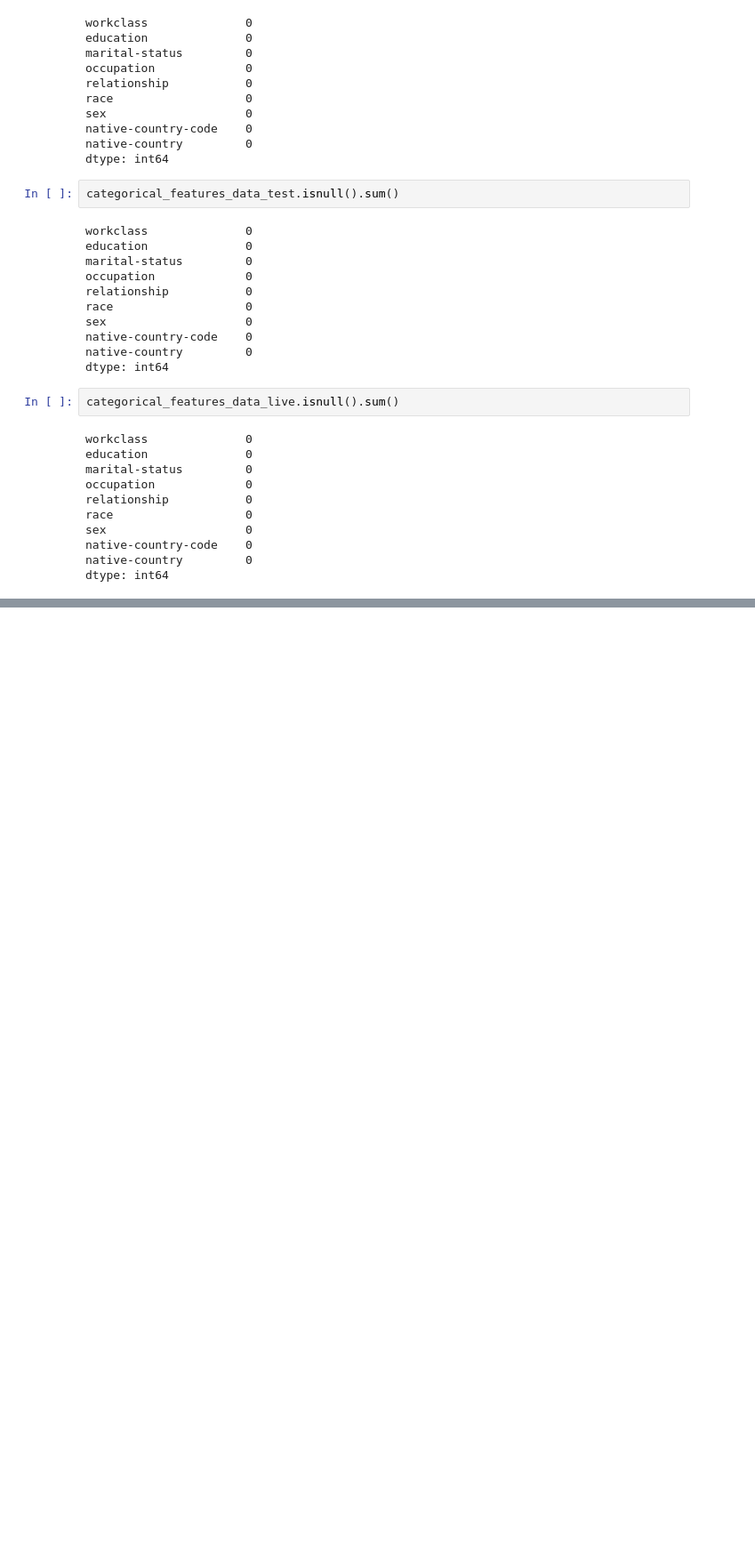
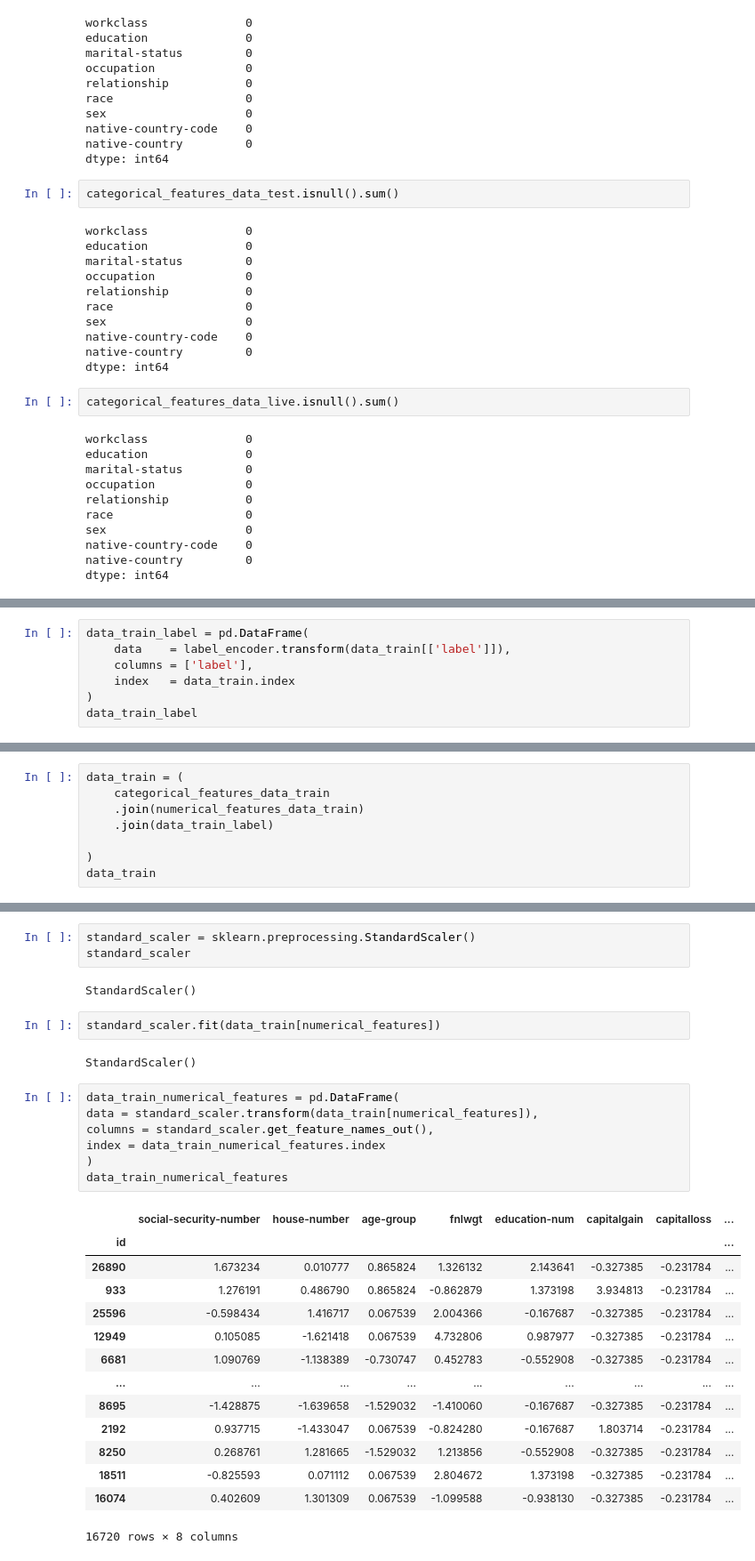
Before and after one commit to NurulhudaAi/ML_Project_2025, a Jupyter notebook: step2_process_data.ipynb, the cells around one changed output, grey strips where cells are left out. Shown: that part at 89% size. Cells and saved outputs as stored; diff of their text form; blank space fills up the shorter version.

```diff
--- a/step2_process_data.ipynb
+++ b/step2_process_data.ipynb
@@ -486,0 +597,7 @@ numerical_features_data_live
+# %%
+data_train_label = pd.DataFrame(
+    data    = label_encoder.transform(data_train[['label']]),
+    columns = ['label'],
+    index   = data_train.index
+)
+data_train_label
@@ -486,0 +664,8 @@ numerical_features_data_live
+# %%
+data_train = (
+    categorical_features_data_train
+    .join(numerical_features_data_train)
+    .join(data_train_label)
+
+)
+data_train
@@ -486,0 +1083,31 @@ numerical_features_data_live
+# %%
+standard_scaler = sklearn.preprocessing.StandardScaler()
+standard_scaler
+# %% [output]
+StandardScaler()
+# %%
+standard_scaler.fit(data_train[numerical_features])
+# %% [output]
+StandardScaler()
+# %%
+data_train_numerical_features = pd.DataFrame(
+data = standard_scaler.transform(data_train[numerical_features]),
+columns = standard_scaler.get_feature_names_out(),
+index = data_train_numerical_features.index
+)
+data_train_numerical_features
+# %% [output]
+|  | social-security-number | house-number | age-group | fnlwgt | education-num | capitalgain | capitalloss | ... |
+| id |  |  |  |  |  |  |  | ... |
+| 26890 | 1.673234 | 0.010777 | 0.865824 | 1.326132 | 2.143641 | -0.327385 | -0.231784 | ... |
+| 933 | 1.276191 | 0.486790 | 0.865824 | -0.862879 | 1.373198 | 3.934813 | -0.231784 | ... |
+| 25596 | -0.598434 | 1.416717 | 0.067539 | 2.004366 | -0.167687 | -0.327385 | -0.231784 | ... |
+| 12949 | 0.105085 | -1.621418 | 0.067539 | 4.732806 | 0.987977 | -0.327385 | -0.231784 | ... |
+| 6681 | 1.090769 | -1.138389 | -0.730747 | 0.452783 | -0.552908 | -0.327385 | -0.231784 | ... |
+| ... | ... | ... | ... | ... | ... | ... | ... | ... |
+| 8695 | -1.428875 | -1.639658 | -1.529032 | -1.410060 | -0.167687 | -0.327385 | -0.231784 | ... |
+| 2192 | 0.937715 | -1.433047 | 0.067539 | -0.824280 | -0.167687 | 1.803714 | -0.231784 | ... |
+| 8250 | 0.268761 | 1.281665 | -1.529032 | 1.213856 | -0.552908 | -0.327385 | -0.231784 | ... |
+| 18511 | -0.825593 | 0.071112 | 0.067539 | 2.804672 | 1.373198 | -0.327385 | -0.231784 | ... |
+| 16074 | 0.402609 | 1.301309 | 0.067539 | -1.099588 | -0.938130 | -0.327385 | -0.231784 | ... |
+16720 rows × 8 columns
```
Also changed, not shown: parts of 52 cells of this notebook.
